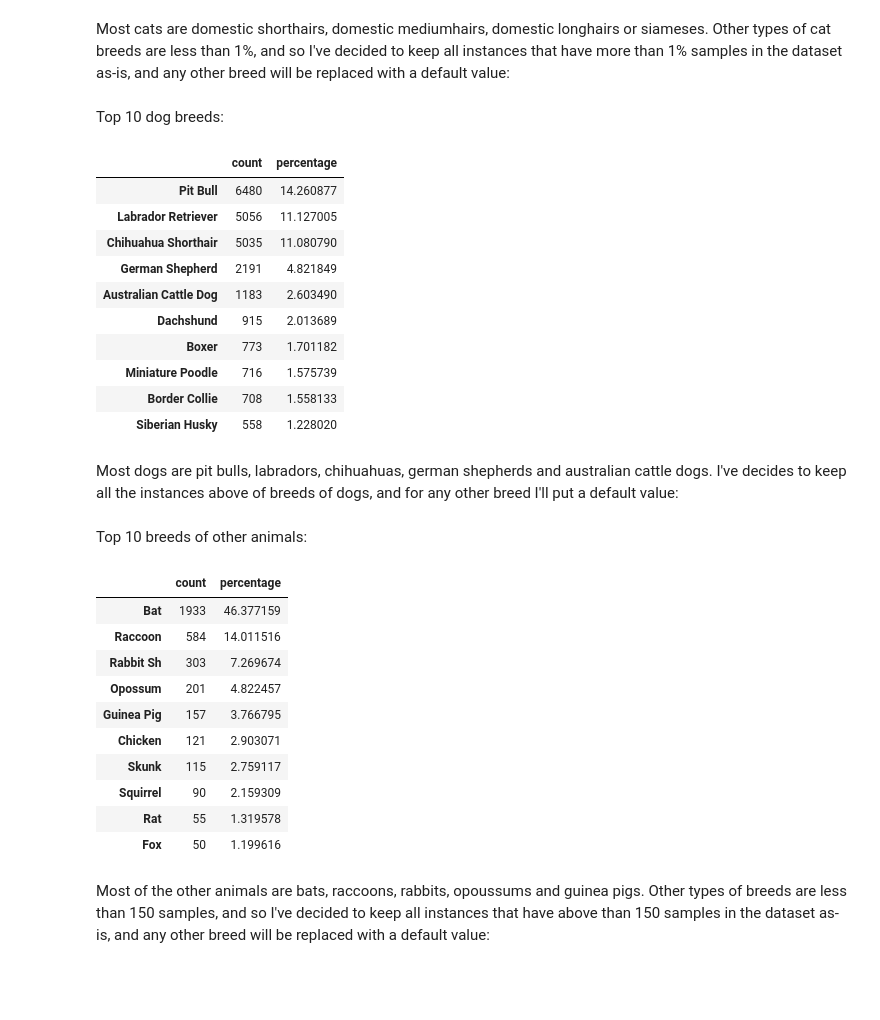
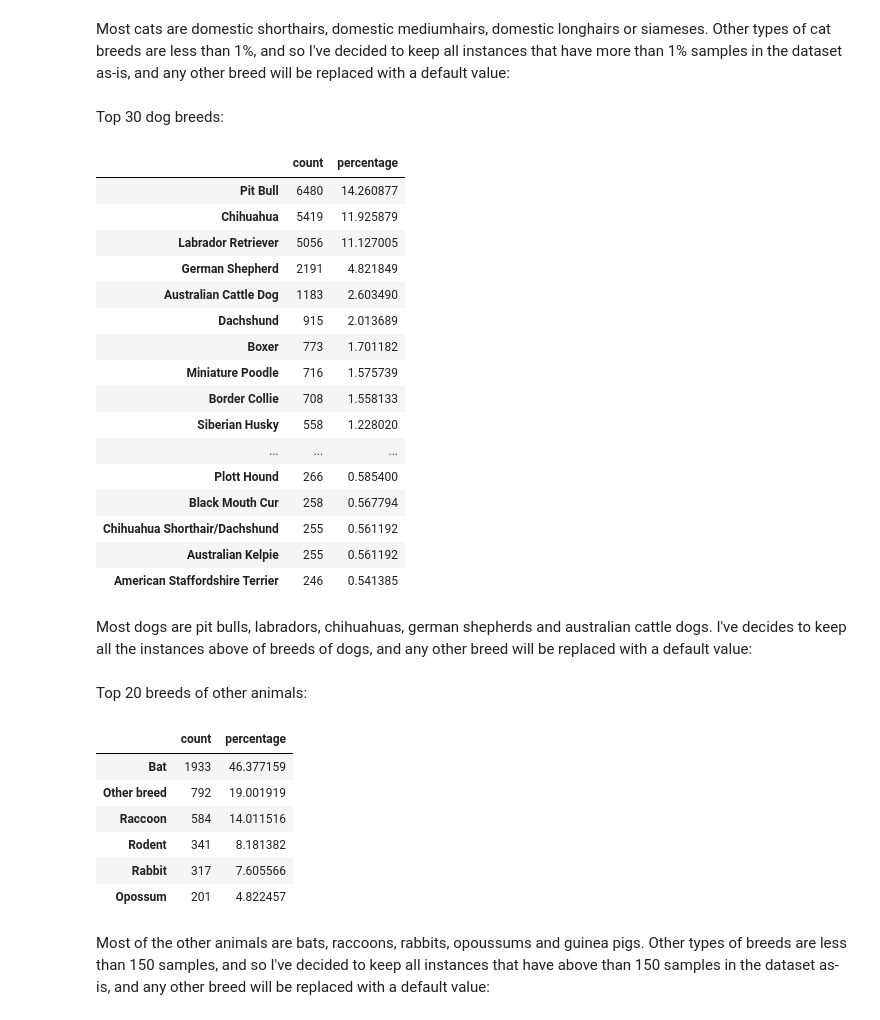
Before and after one commit to Darmendel/TDS-project, a Jupyter notebook: Final Pipeline.ipynb, the cells around one changed output. Cells and saved outputs as stored; diff of their text form; code cells hidden in the pictures; blank space fills up the shorter version.

```diff
--- a/Final Pipeline.ipynb
+++ b/Final Pipeline.ipynb
@@ -694,15 +789,15 @@ For this part I've used the code from the Extraction and Feature Engineering of
 Transforming the column 'sex_upon_outcome' into two columns - 'sex' (containing the sex of the animal) and 'spayed_neutered' (containing if an animal is spayed/neutered):
 # %%
 # Create a new column 'sex' based on the 'sex_upon_outcome' column
-dtf['sex'] = np.where(dtf['sex_upon_outcome'].str.contains('Male'), 'Male',
-                              np.where(dtf['sex_upon_outcome'].str.contains('Unknown'), 'Unknown', 'Female'))
+df['sex'] = np.where(df['sex_upon_outcome'].str.contains('Male'), 'Male',
+                              np.where(df['sex_upon_outcome'].str.contains('Unknown'), 'Unknown', 'Female'))
 
 # Create a new column 'Spay/Neuter' based on the 'sex_upon_outcome' column
-dtf['spayed_neutered'] = np.where(dtf['sex_upon_outcome'].str.contains('Intact'), 'No',
-                              np.where(dtf['sex_upon_outcome'].str.contains('Unknown'), 'Unknown', 'Yes'))
+df['spayed_neutered'] = np.where(df['sex_upon_outcome'].str.contains('Intact'), 'No',
+                              np.where(df['sex_upon_outcome'].str.contains('Unknown'), 'Unknown', 'Yes'))
 
 # Deleting the 'sex_upon_outcome' column
-dtf = dtf.drop(columns=['sex_upon_outcome'])
+df = df.drop(columns=['sex_upon_outcome'])
 # %% [markdown]
 In the 'sex' column:<br>
 'Male' assigned as 'Male', 'Female' assigned as 'Female', and 'Unknown' assigned as 'Unknown'.
@@ -719,19 +814,29 @@ For this part I've used the code from the Extraction and Feature Engineering of
 Adding a new column 'mixed_breed' (to identify if an animal is mixed breed or not) and correcting the some of the names of breeds:
 # %%
 # Create a new column 'mixed_breed' based on the 'breed' column
-dtf['mixed_breed'] = np.where(dtf['breed'].str.contains('Mix'), 'Yes', 'No')
+df['mixed_breed'] = np.where(df['breed'].str.contains('Mix'), 'Yes', 'No')
 
 # Rearrange the columns
 column_order = ['age_upon_outcome', 'animal_id', 'animal_type', 'breed', 'mixed_breed', 'color1', 'color2',
                 'outcome_year', 'outcome_month', 'outcome_date', 'outcome_weekday', 'outcome_hour', 'is_named',
                 'outcome_subtype', 'outcome_type', 'sex', 'spayed_neutered']
-dtf = dtf[column_order]
+df = df[column_order]
 
 # Removing the word 'Mix' from the breeds and removing blank spaces
-dtf['breed'] = dtf['breed'].str.replace('Mix', '').str.strip()
+df['breed'] = df['breed'].str.replace('Mix', '').str.strip()
 
 # Replacing 'Medium Hair' with 'Mediumhair'
-dtf['breed'] = dtf['breed'].str.replace('Medium Hair', 'Mediumhair')
+df['breed'] = df['breed'].str.replace('Medium Hair', 'Mediumhair')
+
+# Replacing 'Chihuahua Shorthair' and 'Chihuahua Longhair' with 'Chihuahua'
+df['breed'].replace({'Chihuahua Shorthair': 'Chihuahua', 'Chihuahua Longhair': 'Chihuahua'}, inplace=True)
+
+# Replace breeds associated with rodents with 'Rodent' in the 'breed' column
+rodents = ['Guinea Pig', 'Squirrel', 'Rat', 'Hamster']
+df['breed'].replace(rodents, 'Rodent', inplace=True)
+
+# Replacing 'Rabbit Sh' and 'Rabbit Lh' with 'Rabbit'
+df['breed'].replace({'Rabbit Sh': 'Rabbit', 'Rabbit Lh': 'Rabbit'}, inplace=True)
 # %% [markdown]
 In the 'sex' column:<br>
 'Mix' assigned as 'Yes', otherwise assigned as 'No'.
@@ -762,17 +867,17 @@ top_k_cat_breeds.head(10)
 # %% [markdown]
 Most cats are domestic shorthairs, domestic mediumhairs, domestic longhairs or siameses. Other types of cat breeds are less than 1%, and so I've decided to keep all instances that have more than 1% samples in the dataset as-is, and any other breed will be replaced with a default value:
 # %%
-dtf = set_top_k_breeds(dtf, 'Cat', 4)
+df = set_top_k_breeds(df, 'Cat', 4)
 # %% [markdown]
-Top 10 dog breeds:
+Top 30 dog breeds:
 # %%
-top_k_dog_breeds = pd.DataFrame(get_top_k(dtf, 'breed', 'Dog', 10))
-top_k_dog_breeds.head(10)
+top_k_dog_breeds = pd.DataFrame(get_top_k(df, 'breed', 'Dog', 30))
+top_k_dog_breeds.head(30)
 # %% [output]
 |  | count | percentage |
 | Pit Bull | 6480 | 14.260877 |
+| Chihuahua | 5419 | 11.925879 |
 | Labrador Retriever | 5056 | 11.127005 |
-| Chihuahua Shorthair | 5035 | 11.080790 |
 | German Shepherd | 2191 | 4.821849 |
 | Australian Cattle Dog | 1183 | 2.603490 |
 | Dachshund | 915 | 2.013689 |
@@ -780,5 +885,11 @@ top_k_dog_breeds.head(10)
 | Miniature Poodle | 716 | 1.575739 |
 | Border Collie | 708 | 1.558133 |
 | Siberian Husky | 558 | 1.228020 |
+| ... | ... | ... |
+| Plott Hound | 266 | 0.585400 |
+| Black Mouth Cur | 258 | 0.567794 |
+| Chihuahua Shorthair/Dachshund | 255 | 0.561192 |
+| Australian Kelpie | 255 | 0.561192 |
+| American Staffordshire Terrier | 246 | 0.541385 |
 # %% [markdown]
-Most dogs are pit bulls, labradors, chihuahuas, german shepherds and australian cattle dogs. I've decides to keep all the instances above of breeds of dogs, and for any other breed I'll put a default value:
+Most dogs are pit bulls, labradors, chihuahuas, german shepherds and australian cattle dogs. I've decides to keep all the instances above of breeds of dogs, and any other breed will be replaced with a default value:
@@ -787,19 +896,17 @@ dtf = set_top_k_breeds(dtf, 'Dog', 10)
+# %%
+df = set_top_k_breeds(df, 'Dog', 30)
 # %% [markdown]
-Top 10 breeds of other animals:
+Top 20 breeds of other animals:
 # %%
-top_k_other_breeds = pd.DataFrame(get_top_k(dtf, 'breed', 'Other', 10))
-top_k_other_breeds.head(10)
+top_k_other_breeds = pd.DataFrame(get_top_k(df, 'breed', 'Other', 20))
+top_k_other_breeds.head(20)
 # %% [output]
 |  | count | percentage |
 | Bat | 1933 | 46.377159 |
+| Other breed | 792 | 19.001919 |
 | Raccoon | 584 | 14.011516 |
-| Rabbit Sh | 303 | 7.269674 |
+| Rodent | 341 | 8.181382 |
+| Rabbit | 317 | 7.605566 |
 | Opossum | 201 | 4.822457 |
-| Guinea Pig | 157 | 3.766795 |
-| Chicken | 121 | 2.903071 |
-| Skunk | 115 | 2.759117 |
-| Squirrel | 90 | 2.159309 |
-| Rat | 55 | 1.319578 |
-| Fox | 50 | 1.199616 |
 # %% [markdown]
 Most of the other animals are bats, raccoons, rabbits, opoussums and guinea pigs. Other types of breeds are less than 150 samples, and so I've decided to keep all instances that have above than 150 samples in the dataset as-is, and any other breed will be replaced with a default value:
```
Also changed, not shown: parts of 56 cells of this notebook.
